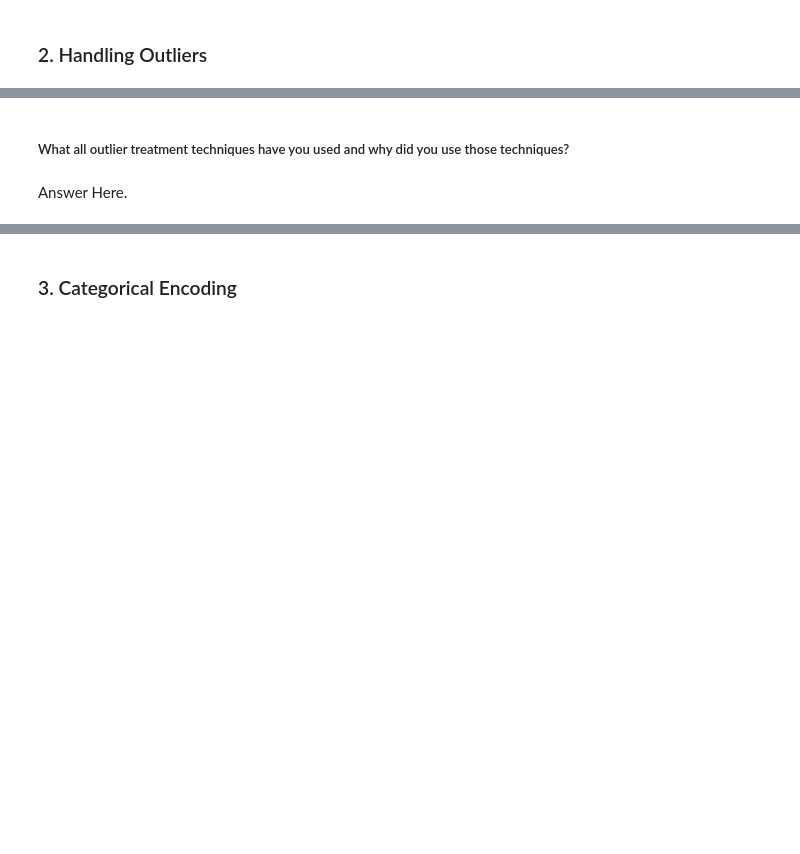
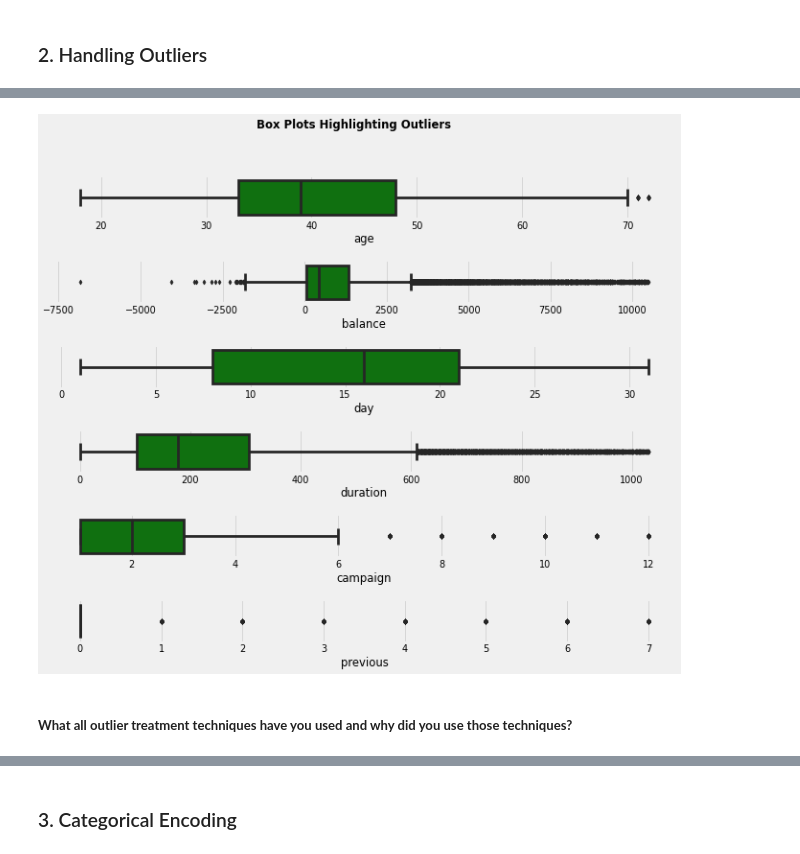
Before and after one commit to saumyadash9/Saumya-Dash-Bank-Marketing-Effectiveness-Prediction, a Jupyter notebook: Saumya_Dash_Bank_Marketing_Effectiveness_Prediction.ipynb, the cells around one changed output, grey strips where cells are left out. Drawn from its saved outputs; the diff is of its cells as text; code cells hidden in the pictures; blank space fills up the shorter version.

```diff
--- a/Saumya_Dash_Bank_Marketing_Effectiveness_Prediction.ipynb
+++ b/Saumya_Dash_Bank_Marketing_Effectiveness_Prediction.ipynb
@@ -987,0 +990,8 @@ Answer Here.
+# %%
+# Handling Outliers & Outlier treatments
+# Handling Outliers & Outlier treatments
+from scipy import stats
+z = np.abs(stats.zscore(df[['age','balance','duration','campaign','previous']]))
+print(z)
+df=df[(z<3).all(axis=1)]
+df.shape
@@ -988,4 +1014,17 @@ Answer Here.
+# %%
+# plotting box plot to check for the outliers in each feature
+nrows = len(continuous_list)
+fig, axes = plt.subplots(ncols=1,
+                         nrows=nrows,
+                         figsize=(15,nrows*2))
+plt.subplots_adjust(hspace=1)
+
+for i, var in enumerate(continuous_list):
+    sns.boxplot(df[var], orient='h', ax=axes[i],color= 'g')
+
+fig.suptitle('Box Plots Highlighting Outliers', fontweight='bold')
+plt.show()
+# %% [output]
+[figure, added]
 # %% [markdown]
-##### What all outlier treatment techniques have you used and why did you use those techniques?
+##### **What all outlier treatment techniques have you used and why did you use those techniques?**
-# %% [markdown]
-Answer Here.
```
Also changed, not shown: parts of 67 cells of this notebook.
